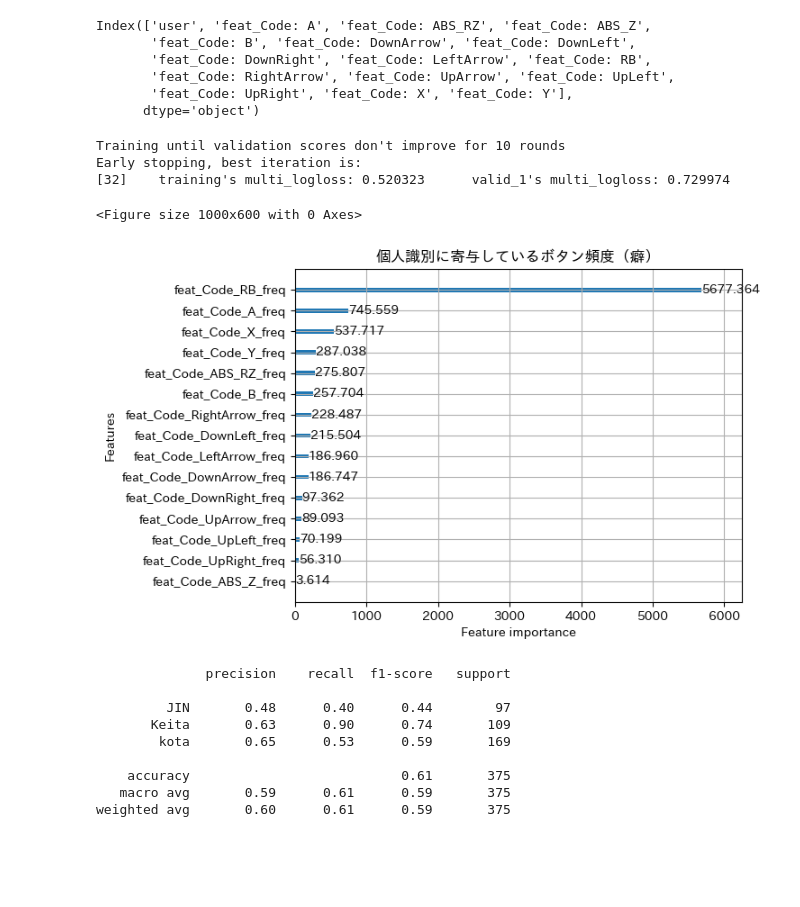
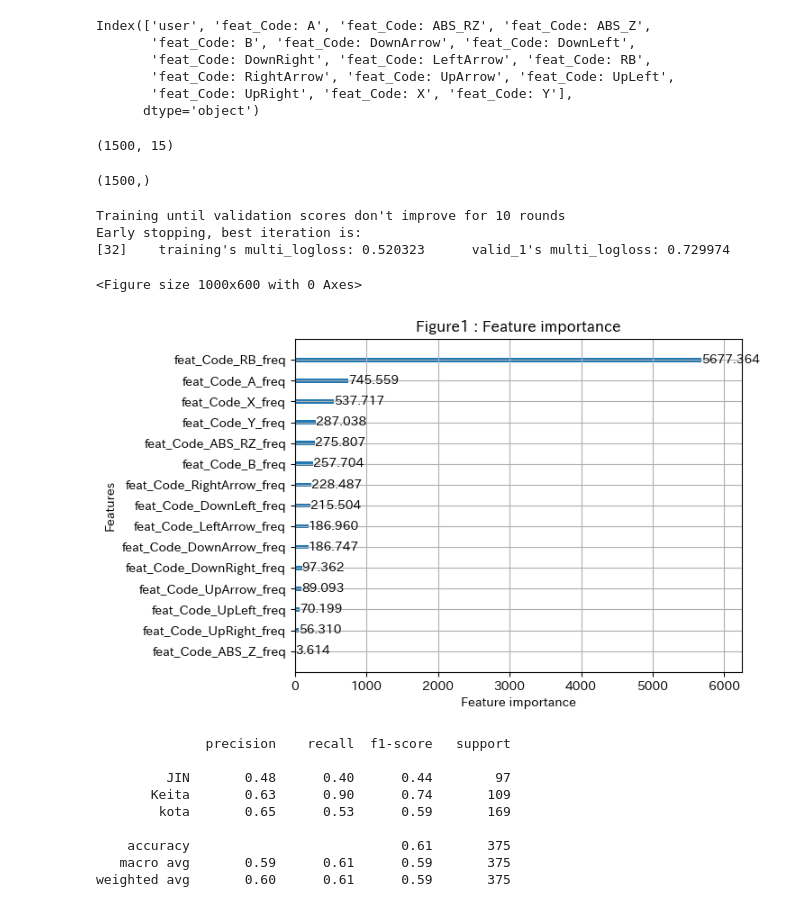
Before and after one commit to AutoRockProject/Analysis, a Jupyter notebook: work_.ipynb, the cells around one changed output. Cells and saved outputs as stored; diff of their text form; code cells hidden in the pictures; blank space fills up the shorter version.

Commit message:
figure title change

```diff
--- a/work_.ipynb
+++ b/work_.ipynb
@@ -318,6 +318,14 @@ X_train, X_test, y_train, y_test = train_test_split(X, y_encoded, test_size=0.2,
 # 5. LightGBMモデルの構築
 train_data = lgb.Dataset(X_train, label=y_train)
 test_data = lgb.Dataset(X_test, label=y_test, reference=train_data)
+# %%
+X_train.shape
+# %% [output]
+(1500, 15)
+# %%
+y_train.shape
+# %% [output]
+(1500,)
 # %%
 params = {
     'objective': 'multiclass',
@@ -343,12 +351,12 @@ Early stopping, best iteration is:
 # %%
 # 6. 結果の可視化：特徴量重要度（これが「個人パターン」の正体）
 plt.figure(figsize=(10, 6))
 lgb.plot_importance(model, max_num_features=15, importance_type='gain')
-plt.title('個人識別に寄与しているボタン頻度（癖）')
+plt.title('Figure1 : Feature importance')
 plt.show()
 # %% [output]
 <Figure size 1000x600 with 0 Axes>
-[figure, old version]
+[figure, new version]
 # %%
 # 精度確認
 y_pred = model.predict(X_test)
```
